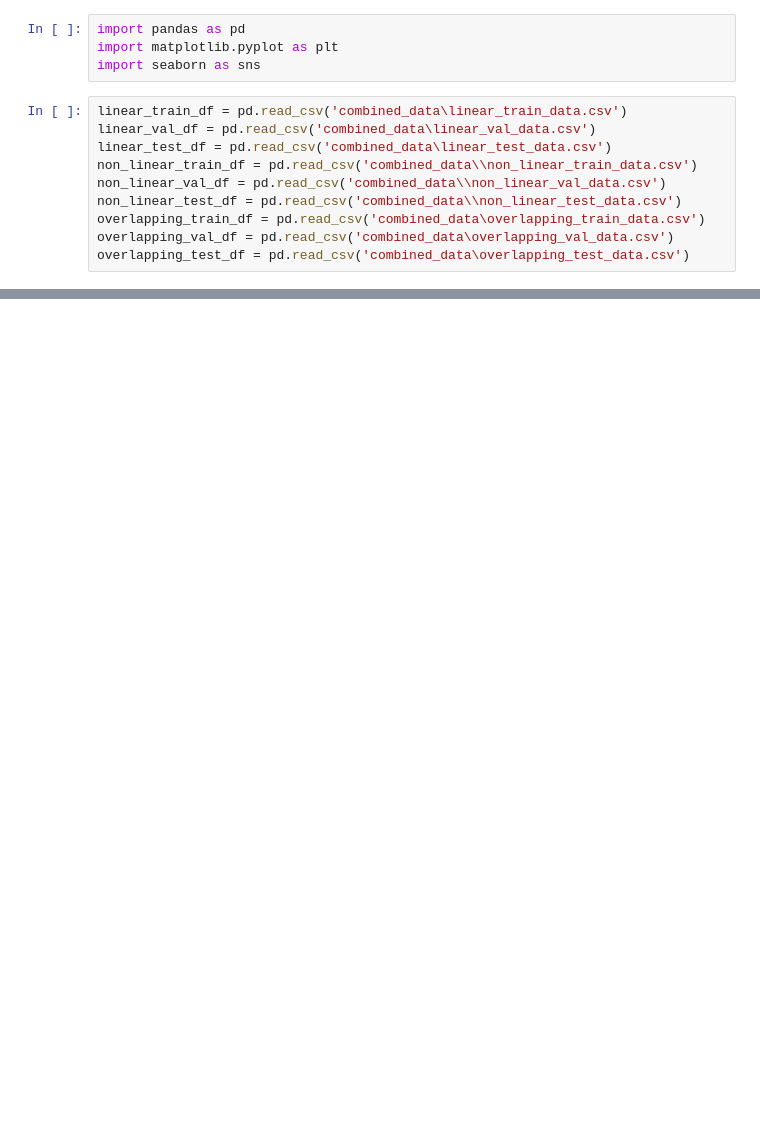
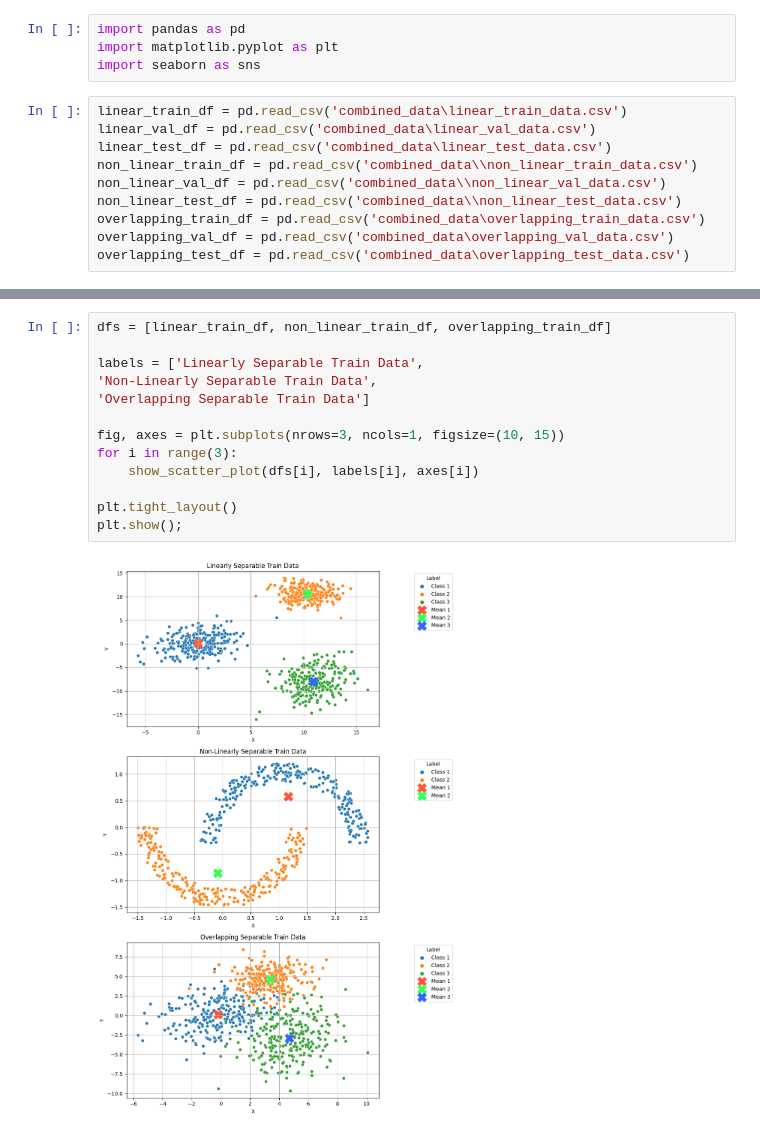
Before and after one commit to darthSoura/IML-Project-1, a Jupyter notebook: data_viz.ipynb, the cells around one changed output, grey strips where cells are left out. Saved outputs shown, nothing was run; the diff lists cells and outputs as text; blank space fills up the shorter version.

```diff
--- a/data_viz.ipynb
+++ b/data_viz.ipynb
@@ -55,0 +67,15 @@ plt.show();
+# %%
+dfs = [linear_train_df, non_linear_train_df, overlapping_train_df]
+
+labels = ['Linearly Separable Train Data',
+'Non-Linearly Separable Train Data',
+'Overlapping Separable Train Data']
+
+fig, axes = plt.subplots(nrows=3, ncols=1, figsize=(10, 15))
+for i in range(3):
+    show_scatter_plot(dfs[i], labels[i], axes[i])
+
+plt.tight_layout()
+plt.show();
+# %% [output]
+[figure, added]
```
Also changed, not shown: parts of 2 cells of this notebook, 1 other file.
